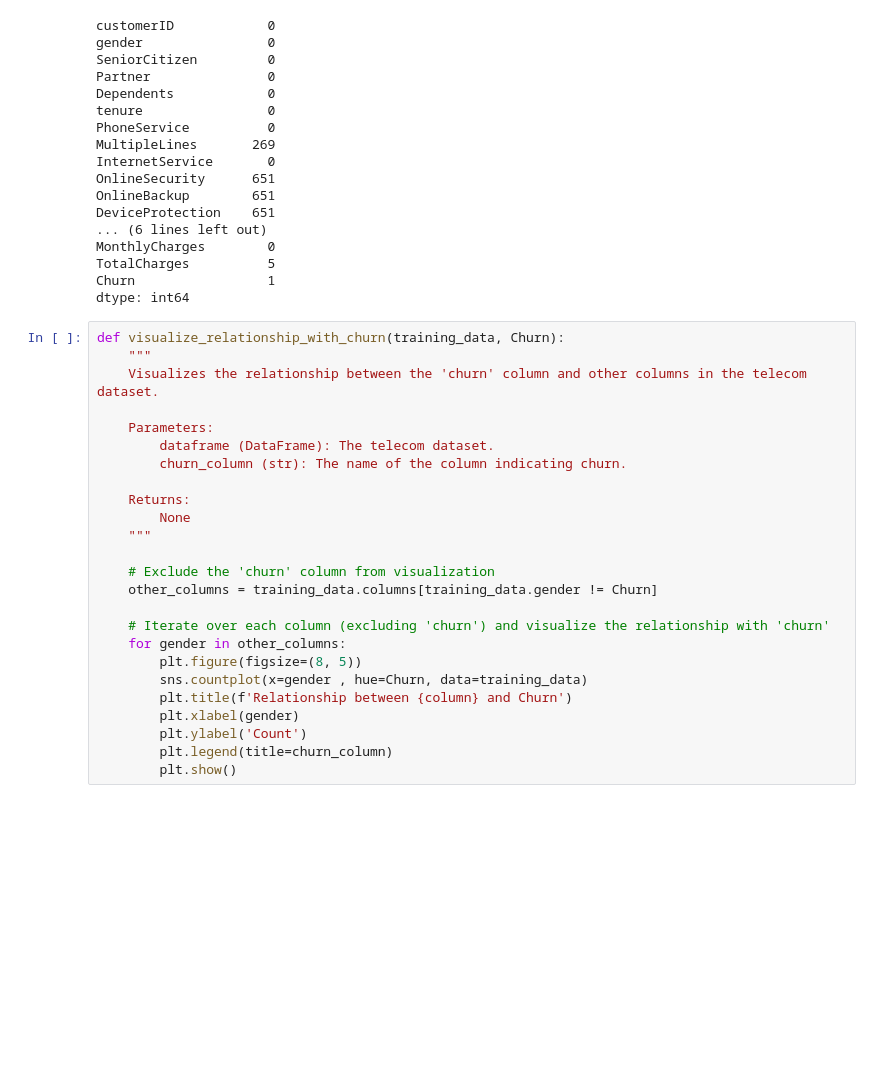
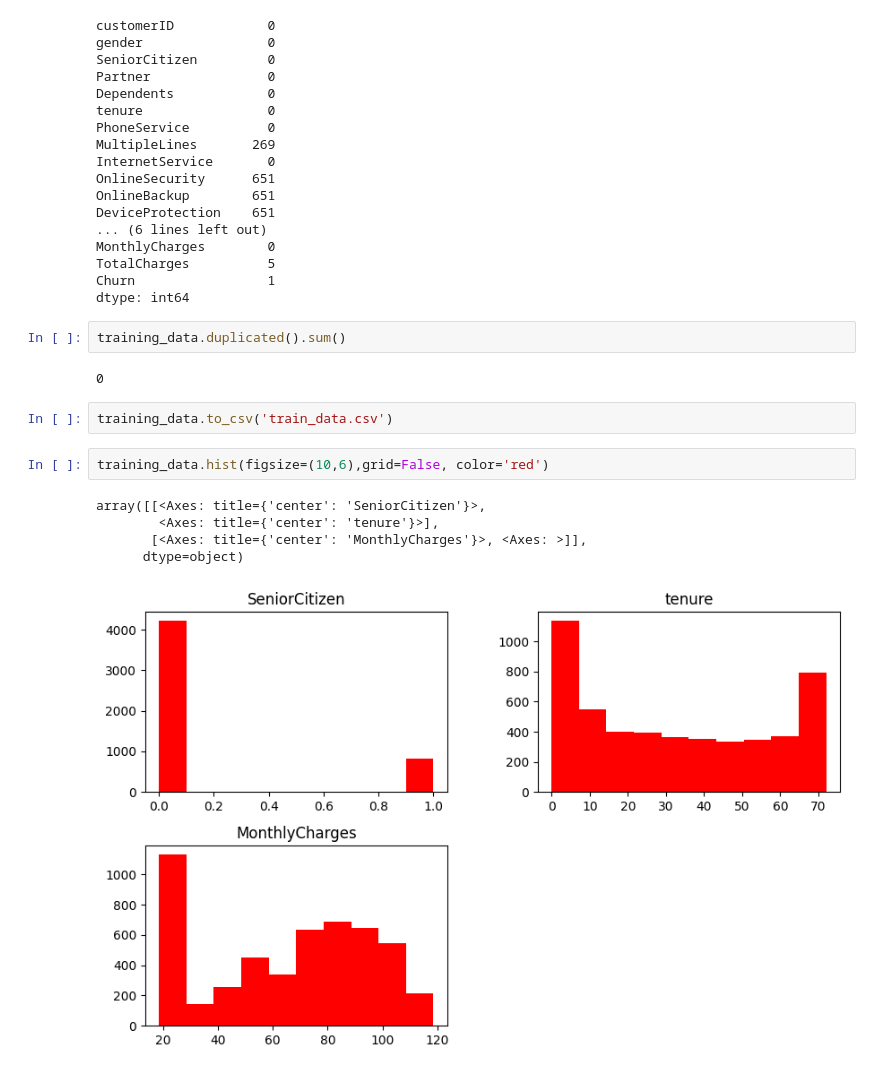
Before and after one commit to Vaniskemunto/Customer_churn-analysis, a Jupyter notebook: customer_churn.ipynb, the cells around one changed output. Drawn from its saved outputs; the diff is of its cells as text; blank space fills up the shorter version.

```diff
--- a/customer_churn.ipynb
+++ b/customer_churn.ipynb
@@ -137,28 +155,17 @@ MonthlyCharges        0
 TotalCharges          5
 Churn                 1
 dtype: int64
-# %%
-def visualize_relationship_with_churn(training_data, Churn):
-    """
-    Visualizes the relationship between the 'churn' column and other columns in the telecom dataset.
-
-    Parameters:
-        dataframe (DataFrame): The telecom dataset.
-        churn_column (str): The name of the column indicating churn.
-
-    Returns:
-        None
-    """
-
-    # Exclude the 'churn' column from visualization
-    other_columns = training_data.columns[training_data.gender != Churn]
-
-    # Iterate over each column (excluding 'churn') and visualize the relationship with 'churn'
-    for gender in other_columns:
-        plt.figure(figsize=(8, 5))
-        sns.countplot(x=gender , hue=Churn, data=training_data)
-        plt.title(f'Relationship between {column} and Churn')
-        plt.xlabel(gender)
-        plt.ylabel('Count')
-        plt.legend(title=churn_column)
-        plt.show()
+# %%
+training_data.duplicated().sum()
+# %% [output]
+0
+# %%
+training_data.to_csv('train_data.csv')
+# %%
+training_data.hist(figsize=(10,6),grid=False, color='red')
+# %% [output]
+array([[<Axes: title={'center': 'SeniorCitizen'}>,
+        <Axes: title={'center': 'tenure'}>],
+       [<Axes: title={'center': 'MonthlyCharges'}>, <Axes: >]],
+      dtype=object)
+[figure, added]
```
Also changed, not shown: parts of 11 cells of this notebook, 1 other file.
